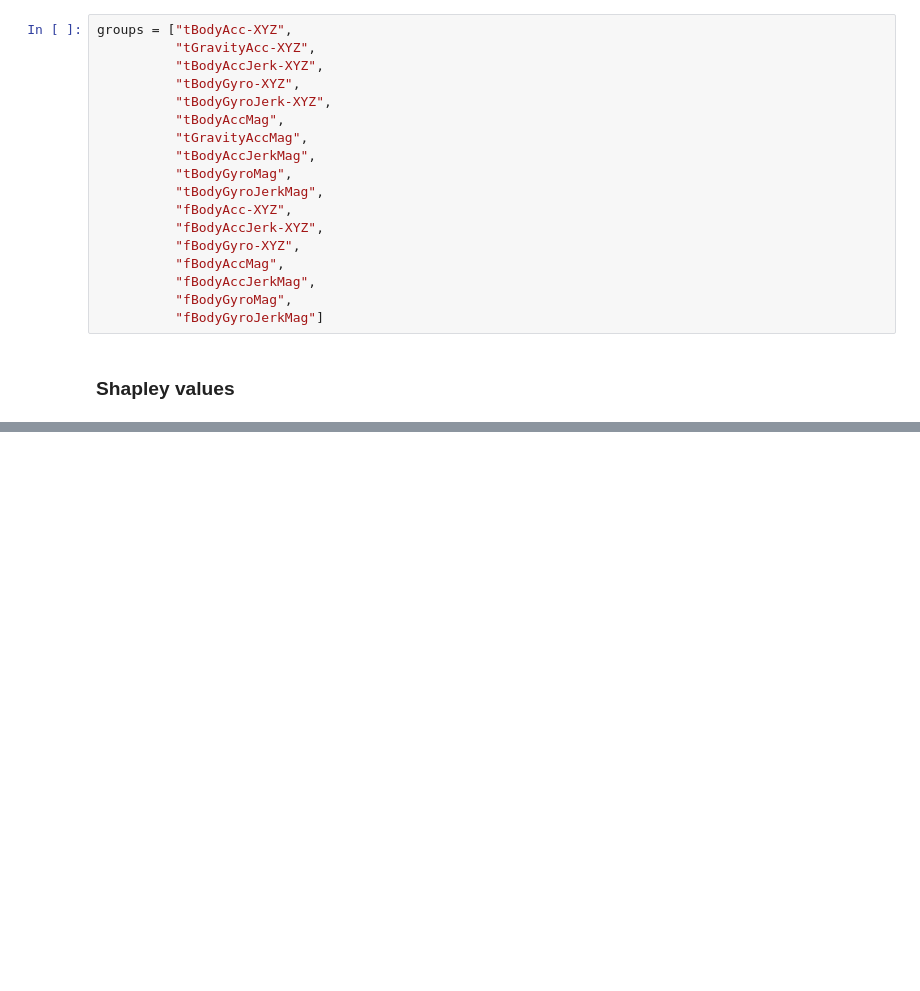
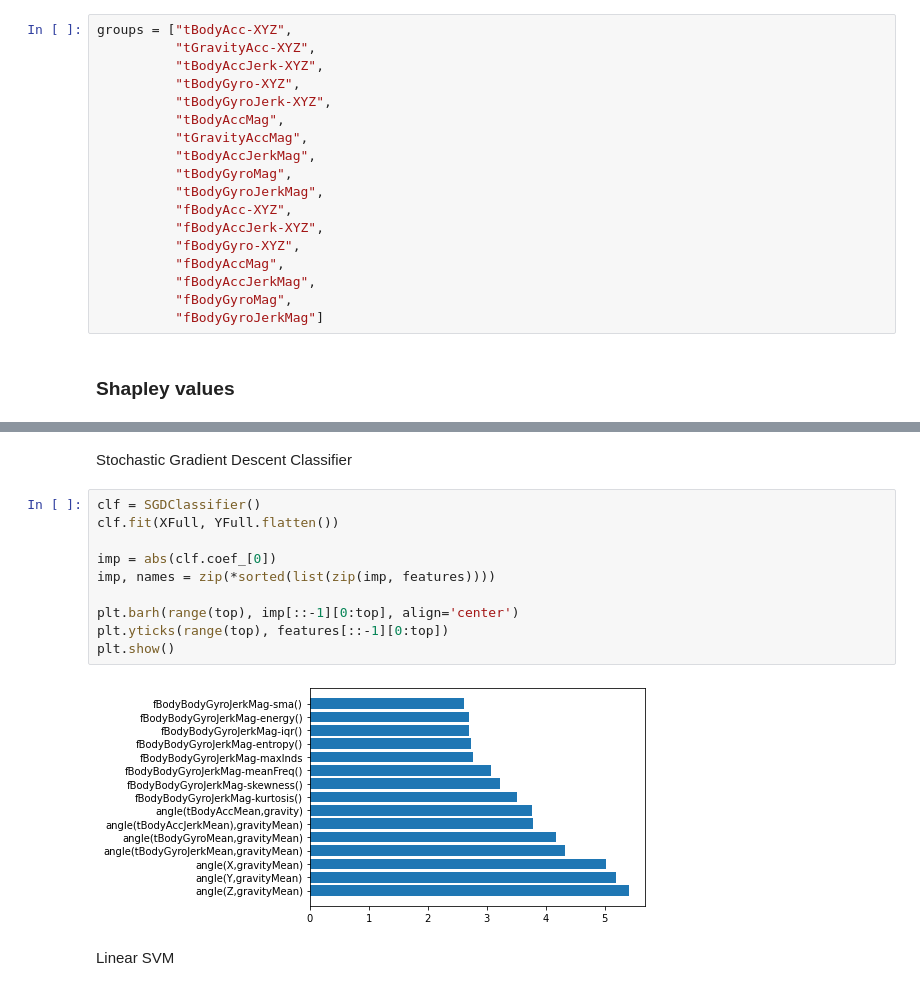
Before and after one commit to muliarska/health-state-detection-from-human-activity, a Jupyter notebook: human_activity_classification_ML_models.ipynb, the cells around one changed output, grey strips where cells are left out. Drawn from its saved outputs; the diff is of its cells as text; blank space fills up the shorter version.

```diff
--- a/human_activity_classification_ML_models.ipynb
+++ b/human_activity_classification_ML_models.ipynb
@@ -398,3 +383,19 @@ Features importance for Linear SVM
+# %% [markdown]
+Stochastic Gradient Descent Classifier
+# %%
+clf = SGDClassifier()
+clf.fit(XFull, YFull.flatten())
+
+imp = abs(clf.coef_[0])
+imp, names = zip(*sorted(list(zip(imp, features))))
+
+plt.barh(range(top), imp[::-1][0:top], align='center')
+plt.yticks(range(top), features[::-1][0:top])
+plt.show()
+# %% [output]
+[figure, added]
+# %% [markdown]
+Linear SVM
 # %%
 svm = SVC(kernel="linear", C=0.025)
 svm.fit(XFull, YFull.flatten())
```
Also changed, not shown: parts of 39 cells of this notebook.
